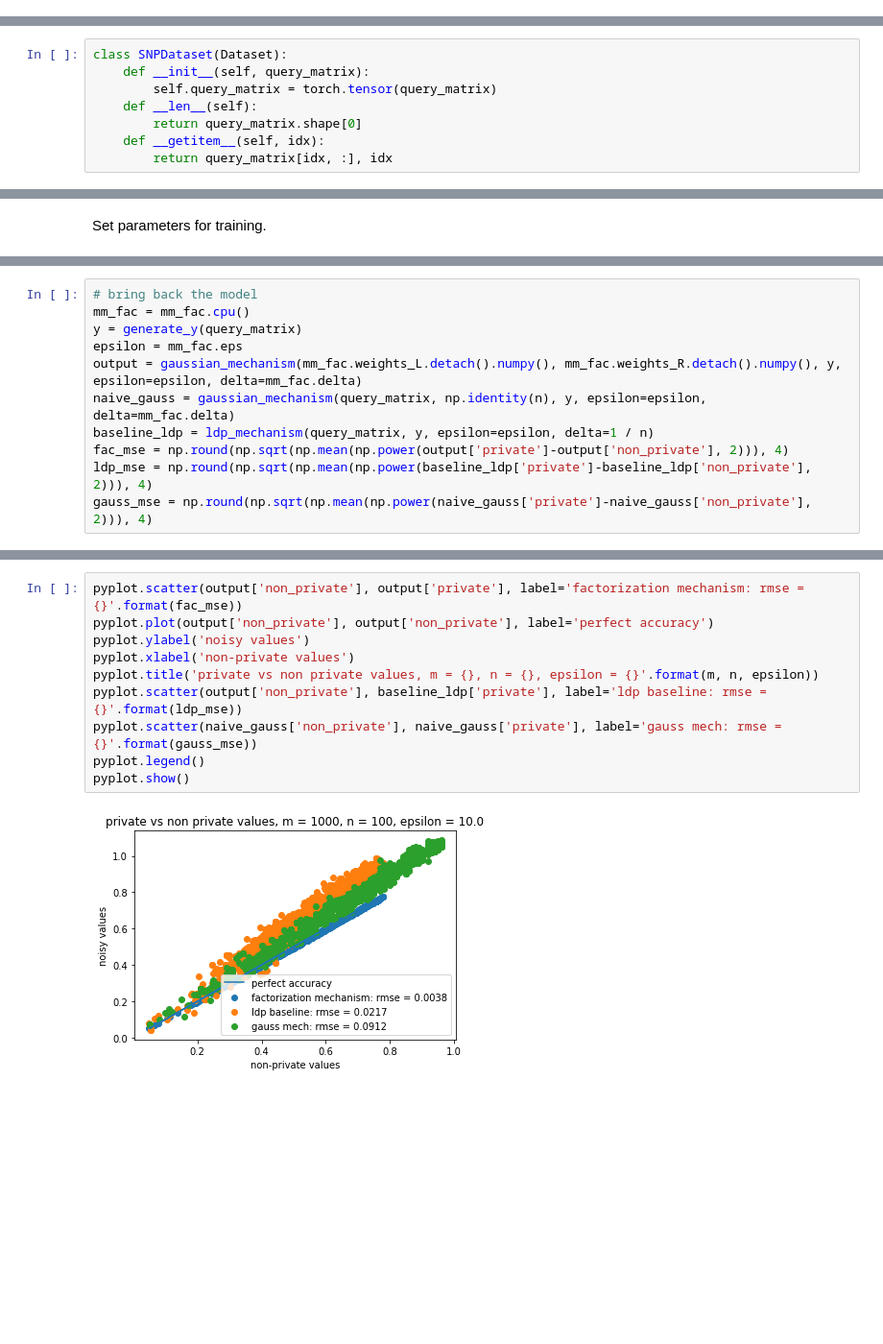
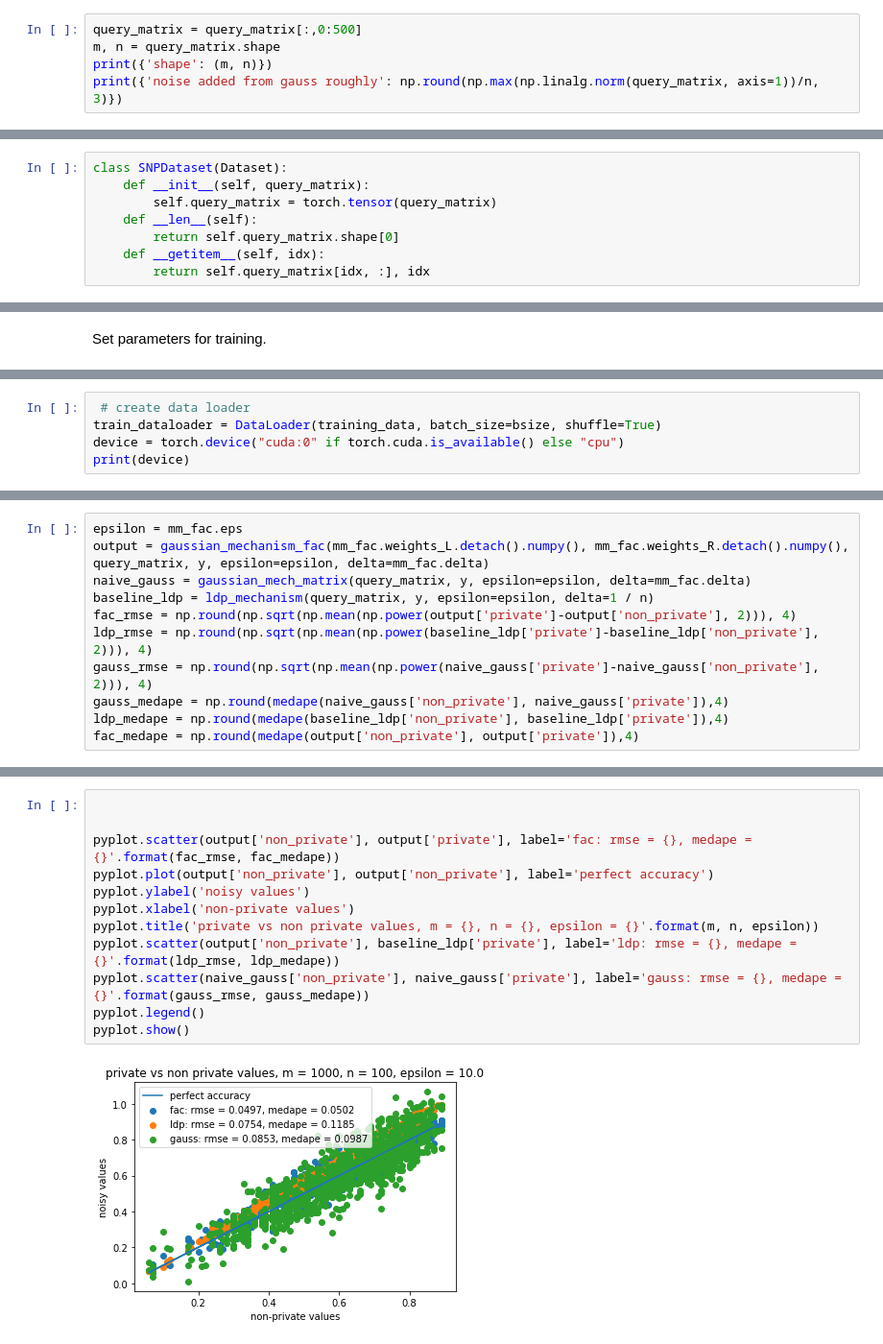
Before and after one commit to sethneel/fuzzy-gwas, a Jupyter notebook: nn_mf.ipynb, the cells around one changed output, grey strips where cells are left out. Shown at 96% size. Drawn from its saved outputs; the diff is of its cells as text; blank space fills up the shorter version.

```diff
--- a/nn_mf.ipynb
+++ b/nn_mf.ipynb
@@ -35,0 +59,5 @@ m, n
+# %%
+query_matrix = query_matrix[:,0:500]
+m, n = query_matrix.shape
+print({'shape': (m, n)})
+print({'noise added from gauss roughly': np.round(np.max(np.linalg.norm(query_matrix, axis=1))/n, 3)})
@@ -40,9 +71,9 @@ class SNPDataset(Dataset):
     def __init__(self, query_matrix):
         self.query_matrix = torch.tensor(query_matrix)
     def __len__(self):
-        return query_matrix.shape[0]
+        return self.query_matrix.shape[0]
     def __getitem__(self, idx):
-        return query_matrix[idx, :], idx
+        return self.query_matrix[idx, :], idx
 # %% [markdown]
 Create custom pytorch factorization module.
 
@@ -141,0 +225,5 @@ cuda:0
+# %%
+ # create data loader
+train_dataloader = DataLoader(training_data, batch_size=bsize, shuffle=True)
+device = torch.device("cuda:0" if torch.cuda.is_available() else "cpu")
+print(device)
@@ -165,11 +262,11 @@ mse: 0.07835098189589058, mse of appx: 0.
 # %%
-# bring back the model
-mm_fac = mm_fac.cpu()
-y = generate_y(query_matrix)
 epsilon = mm_fac.eps
-output = gaussian_mechanism(mm_fac.weights_L.detach().numpy(), mm_fac.weights_R.detach().numpy(), y, epsilon=epsilon, delta=mm_fac.delta)
-naive_gauss = gaussian_mechanism(query_matrix, np.identity(n), y, epsilon=epsilon, delta=mm_fac.delta)
+output = gaussian_mechanism_fac(mm_fac.weights_L.detach().numpy(), mm_fac.weights_R.detach().numpy(), query_matrix, y, epsilon=epsilon, delta=mm_fac.delta)
+naive_gauss = gaussian_mech_matrix(query_matrix, y, epsilon=epsilon, delta=mm_fac.delta)
 baseline_ldp = ldp_mechanism(query_matrix, y, epsilon=epsilon, delta=1 / n)
-fac_mse = np.round(np.sqrt(np.mean(np.power(output['private']-output['non_private'], 2))), 4)
-ldp_mse = np.round(np.sqrt(np.mean(np.power(baseline_ldp['private']-baseline_ldp['non_private'], 2))), 4)
-gauss_mse = np.round(np.sqrt(np.mean(np.power(naive_gauss['private']-naive_gauss['non_private'], 2))), 4)
+fac_rmse = np.round(np.sqrt(np.mean(np.power(output['private']-output['non_private'], 2))), 4)
+ldp_rmse = np.round(np.sqrt(np.mean(np.power(baseline_ldp['private']-baseline_ldp['non_private'], 2))), 4)
+gauss_rmse = np.round(np.sqrt(np.mean(np.power(naive_gauss['private']-naive_gauss['non_private'], 2))), 4)
+gauss_medape = np.round(medape(naive_gauss['non_private'], naive_gauss['private']),4)
+ldp_medape = np.round(medape(baseline_ldp['non_private'], baseline_ldp['private']),4)
+fac_medape = np.round(medape(output['non_private'], output['private']),4)
@@ -176,12 +276,14 @@ gauss_mse = np.round(np.sqrt(np.mean(np.power(naive_gauss['private']-naive_gauss
 # %%
-pyplot.scatter(output['non_private'], output['private'], label='factorization mechanism: rmse = {}'.format(fac_mse))
+
+
+pyplot.scatter(output['non_private'], output['private'], label='fac: rmse = {}, medape = {}'.format(fac_rmse, fac_medape))
 pyplot.plot(output['non_private'], output['non_private'], label='perfect accuracy')
 pyplot.ylabel('noisy values')
 pyplot.xlabel('non-private values')
 pyplot.title('private vs non private values, m = {}, n = {}, epsilon = {}'.format(m, n, epsilon))
-pyplot.scatter(output['non_private'], baseline_ldp['private'], label='ldp baseline: rmse = {}'.format(ldp_mse))
-pyplot.scatter(naive_gauss['non_private'], naive_gauss['private'], label='gauss mech: rmse = {}'.format(gauss_mse))
+pyplot.scatter(output['non_private'], baseline_ldp['private'], label='ldp: rmse = {}, medape = {}'.format(ldp_rmse, ldp_medape))
+pyplot.scatter(naive_gauss['non_private'], naive_gauss['private'], label='gauss: rmse = {}, medape = {}'.format(gauss_rmse, gauss_medape))
 pyplot.legend()
 pyplot.show()
 # %% [output]
-[figure, old version]
+[figure, new version]
```
Also changed, not shown: parts of 18 cells of this notebook, 1 other file.
